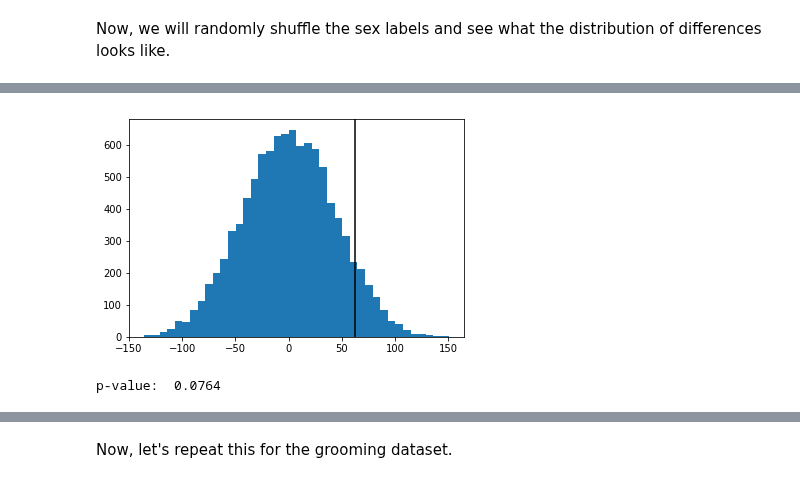
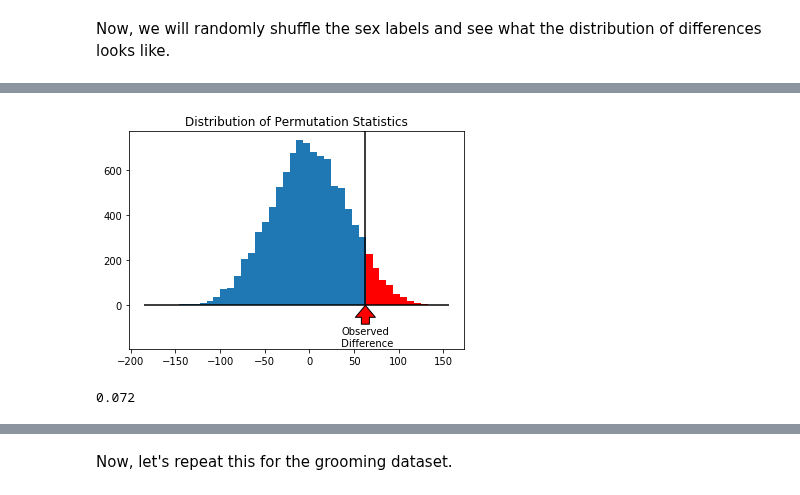
Before and after one commit to NSS-Data-Instructional-Stuff/stats-for-data-science, a Jupyter notebook: notebooks/Hypothesis_Testing_Part_2_Permutation_Tests.ipynb, the cells around one changed output, grey strips where cells are left out. Drawn from its saved outputs; the diff is of its cells as text; code cells hidden in the pictures.

Commit message:
reorganized permutation testing and moved code to a script

```diff
--- a/notebooks/Hypothesis_Testing_Part_2_Permutation_Tests.ipynb
+++ b/notebooks/Hypothesis_Testing_Part_2_Permutation_Tests.ipynb
@@ -56,10 +41,0 @@ for i in range(num_permutations):
-# %%
-plt.hist(permutation_differences, bins = 40)
-plt.axvline(x = observed_difference, color = 'black');
-# %% [output]
-[figure, removed]
-# %%
-print('p-value: ',
-      len([x for x in permutation_differences if x >= observed_difference]) / len(permutation_differences))
-# %% [output]
-p-value:  0.0764
@@ -65,0 +44,13 @@ p-value:  0.0764
+# %%
+permutation_differences = generate_permutations(values = sleep_times,
+                                               label_count = num_Female,
+                                               num_permutations = 10000,
+                                               statistic = np.mean)
+# %%
+permutation_test_plot(permutation_differences, observed_difference, alternative = 'larger')
+# %% [output]
+[figure, added]
+# %%
+permutation_test_p(permutation_differences, observed_difference, alternative = 'larger')
+# %% [output]
+0.072
```
Also changed, not shown: parts of 26 cells of this notebook, 1 other file.
